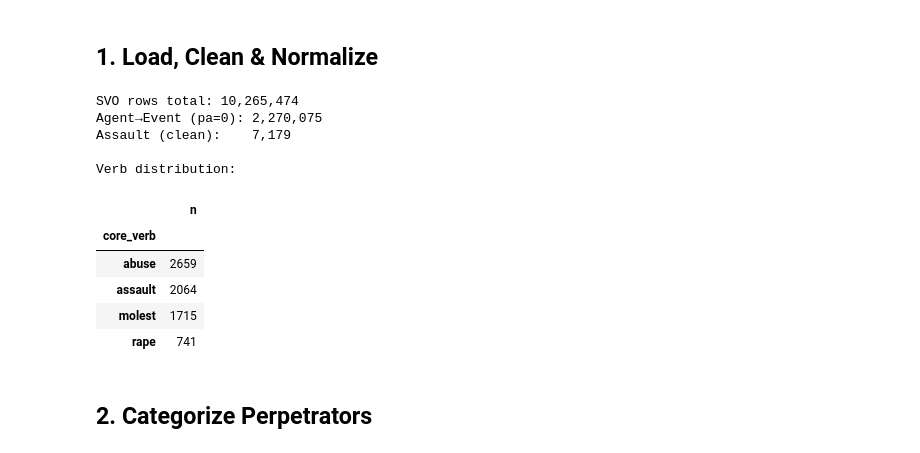
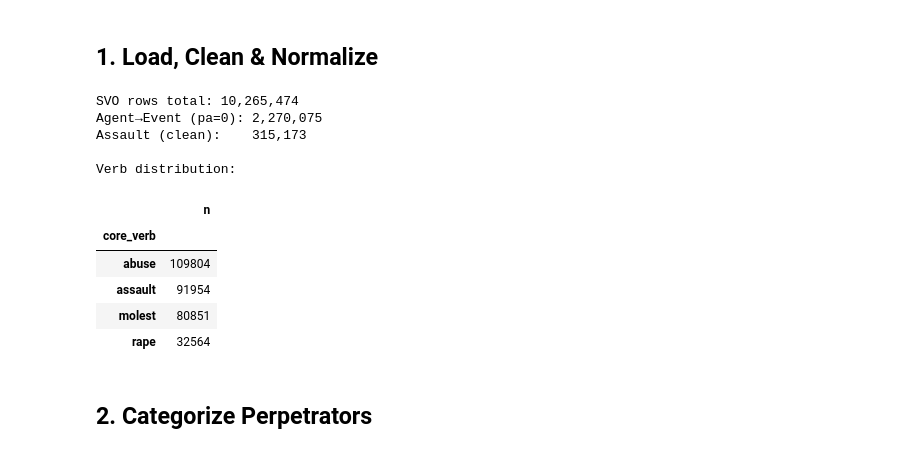
Before and after one commit to MassimoStel/Who-Did-What_Networks, a Jupyter notebook: Docs & Guides/Assault_Actors_Analysis.ipynb, the cells around one changed output. Saved outputs shown, nothing was run; the diff lists cells and outputs as text; code cells hidden in the pictures.

```diff
--- a/Docs & Guides/Assault_Actors_Analysis.ipynb
+++ b/Docs & Guides/Assault_Actors_Analysis.ipynb
@@ -23,7 +23,7 @@ plt.rcParams.update({'figure.dpi': 120, 'font.size': 11})
 ## 1. Load, Clean & Normalize
 # %%
 # ── 1. Load, Clean & Normalize ─────────────────────────────────────────
-# Carica i CSV (commenti + post) già estratti dalla pipeline teanets
+# Load SVO from comments and posts, combine and filter for genuine Agent→Event (passive_approx=0).
 CSV_COMMENTS = '../data/svo_output/comments_svo.csv'
 CSV_POSTS    = '../data/svo_output/posts_svo.csv'
 
@@ -33,16 +33,25 @@ svo_raw = pd.concat(
 )
 print(f'SVO rows total: {len(svo_raw):,}')
 
-# Tieni solo le righe Agent→Event con agente genuino (passive_approx=0)
-genuine = svo_raw[
+# Keep only rows where passive_approx=0, Semantic-Syntactic=0, TEA=Agent and TEA2=Event
+agents_events = svo_raw[
     (svo_raw['passive_approx'] == 0) &
     (svo_raw['Semantic-Syntactic'] == 0) &
     (svo_raw['TEA']  == 'Agent') &
     (svo_raw['TEA2'] == 'Event')
 ].copy()
-print(f'Agent→Event (pa=0): {len(genuine):,}')
+print(f'Agent→Event (pa=0): {len(agents_events):,}')
 
-# Verbi d'assalto da tenere
+# Retrieve Object (Target) if present for the same svo_id
+targets = svo_raw[
+    (svo_raw['TEA']  == 'Event') &
+    (svo_raw['TEA2'] == 'Target')
+][['svo_id', 'Node 2']].rename(columns={'Node 2': 'object'})
+
+# Merge to get a DataFrame with Agent, Verb and Object (if any)
+genuine = pd.merge(agents_events, targets, on='svo_id', how='left')
+
+# Assault verbs to keep
 _ASSAULT_VERBS = {'rape','abuse','assault','molest'}
 _VERB_MAP = {
     'rape':'rape','raping':'rape','raped':'rape','rapes':'rape',
@@ -54,39 +63,39 @@ _VERB_MAP = {
 def core_verb(v):
     if not isinstance(v, str): return None
     v = v.lower().strip()
     return _VERB_MAP.get(v, None)
 
 genuine['core_verb'] = genuine['Node 2'].apply(core_verb)
 genuine = genuine.dropna(subset=['core_verb'])
 
 def normalize_agent(a):
     if not isinstance(a, str): return ''
     a = a.lower().strip()
     a = re.sub(r'^(i|my|her|his|their|our)\s+', '', a)  # possessivo da coref
     a = re.sub(r'\b(old|older|younger|year|little|big|late)\b', '', a)
     return re.sub(r'\s+', ' ', a).strip()
 
 genuine['agent'] = genuine['Node 1'].apply(normalize_agent)
 assault = genuine[genuine['agent'] != ''].copy()
 print(f'Assault (clean):    {len(assault):,}')
 
 print('\nVerb distribution:')
 display(assault.groupby('core_verb').size().rename('n').to_frame())
 
-# Alias per compatibilità con celle precedenti
+# Alias
 svo_df = svo_raw
 # %% [output]
 SVO rows total: 10,265,474
 Agent→Event (pa=0): 2,270,075
-Assault (clean):    7,179
+Assault (clean):    315,173
 
 Verb distribution:
 |  | n |
 | core_verb |  |
-| abuse | 2659 |
-| assault | 2064 |
-| molest | 1715 |
-| rape | 741 |
+| abuse | 109804 |
+| assault | 91954 |
+| molest | 80851 |
+| rape | 32564 |
 # %% [markdown]
 ## 2. Categorize Perpetrators
 # %%
```
Also changed, not shown: parts of 4 cells of this notebook, 5 other files.
